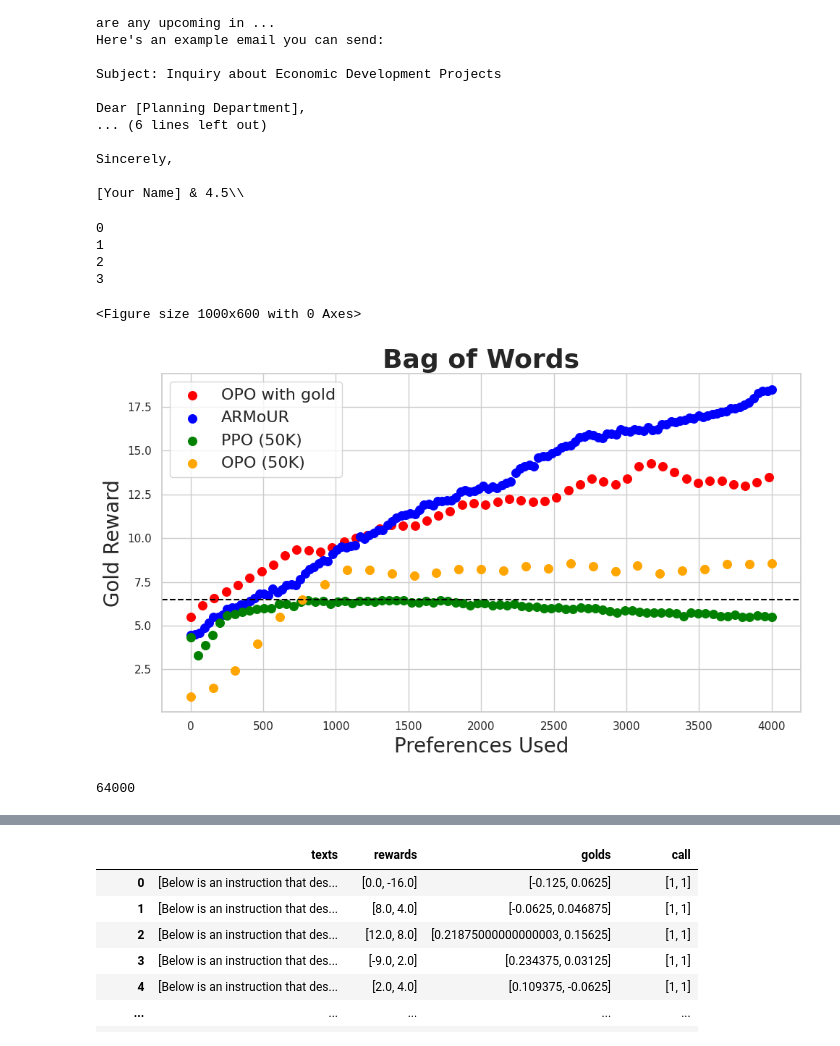
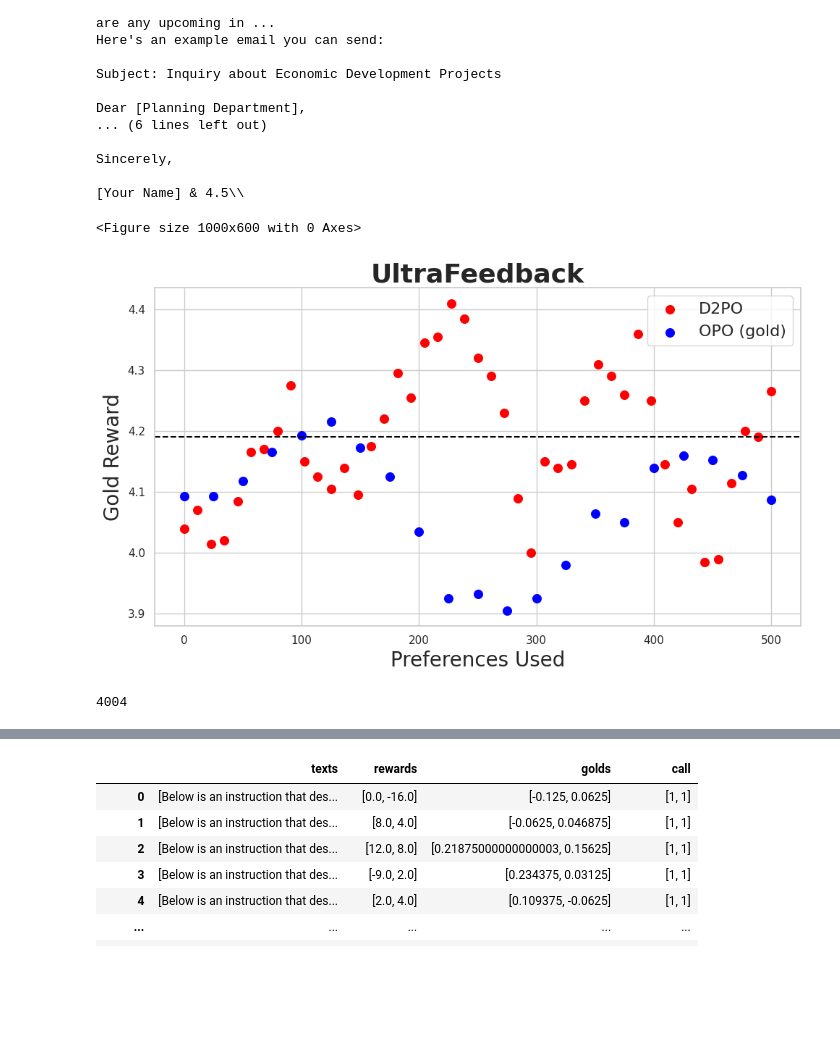
Before and after one commit to PrasannS/d2po, a Jupyter notebook: notebooks/trainlog_analysis.ipynb, the cells around one changed output, grey strips where cells are left out. Cells and saved outputs as stored; diff of their text form; code cells hidden in the pictures; blank space fills up the shorter version.

```diff
--- a/notebooks/trainlog_analysis.ipynb
+++ b/notebooks/trainlog_analysis.ipynb
@@ -36,15 +36,19 @@ injsons.keys()
 dict_keys(['oldbases', 'offpolicyupdates', 'dpoapi', 'spacedout', 'initrmbaseline', 'logrollouts', 'logrollouts_rm', 'mainbaselines', 'mainresults', 'opobaseline', 'updatedppos', 'accshow', 'selfrewar ...
 # %%
 # 'bagofwords':"../../rlhf-length-biases/outputs/rollouts/contextpos32ppologged.jsonl"
-approaches = ['mainbaselines', 'mainresults', 'updatedppos', 'opobaseline']
-# approaches = ['oldbases', 'mainresults'] # for UF plot
-norescore = [False, False, False, False]
+# approaches = ['mainbaselines', 'mainresults', 'updatedppos', 'opobaseline']
+# approaches = ['mainresults', 'oldbases'] # for UF plot
+# norescore = [False, False, False, False]
 # approaches = ['mainresults', 'selfreward', "dpoapi"]
-useselfrewards = [False, False, False, False]
-# approaches = ['accshow']
+# approaches = ['selfreward']
+# norescore = [True]
+
+# approaches = ['mainresults', 'logrollouts']
+useselfrewards = [False, True, False, False]
+approaches =['accshow']
 # norescore = [True]
 mratios = {'bagofwords':2, 'nouns':0.4, 'math':2, 'cdist':1, 'ultra':8}
-dset = "bagofwords"
+dset = "nouns"
 allngs, allaccs = [], []
 # %%
 # loop through all the approaches we want to plot / compare, add them to the things
@@ -137,23 +160,23 @@ allaccs = allaccs[-3:]
 # %%
 [len(l) for l in allmethaccs]
 # %%
-labels = ["OPO with gold", "ARMoUR", "PPO (50K)", "OPO (50K)"]
-ratios = [8, 2, 2, 2]
-intervs = [20, 500, 50, 50]
-windows = [50, 500, 50, 50]
-
+# labels = ["OPO with gold", "ARMoUR", "PPO (50K)", "OPO (50K)"]
+# ratios = [8, 2, 2, 2]
+# intervs = [20, 500, 50, 50]
+# windows = [50, 500, 50, 50]
+labels = ["D2PO", "OPO (gold)", "D2PO (DPO)"]
+ratios = [.25, .25, 1]
+intervs = [10, 10, 40]
+windows = [50, 50, 100]
 # labels = ["RM", "Self-Reward", "DPO"]
 # ratios = [0.25, 0.25]
 # intervs = [5, 10, 10]
+
 # windows = [100, 500, 50]
 # %%
-pdict = {labels[a]:(intervmean(allngs[a], intervs[a] , 50), ratios[a]) for a in range(len(approaches))}
-plot_methods(pdict, xlabel="Preferences Used", ylabel="Gold Reward", setname="Bag of Words", fname ='bowmain.pdf', dpoline=6.5)
+pdict = {labels[a]:(ratios[a], intervmean(allngs[a], intervs[a] , 50)) for a in range(len(approaches))}
+plot_methods(pdict, xlabel="Preferences Used", ylabel="Gold Reward", setname="UltraFeedback", fname ='ultranwmain.pdf', dpoline=4.19)
 # %% [output]
-0
-1
-2
-3
+<Figure size 1000x600 with 0 Axes>
-<Figure size 1000x600 with 0 Axes>
-[figure, old version]
+[figure, new version]
 # %%
@@ -164,4 +187,4 @@ windows = [500, 500, 50]
 # %%
 len(allngs[0])
 # %% [output]
-64000
+4004
```
Also changed, not shown: parts of 23 cells of this notebook, 5 other files.
